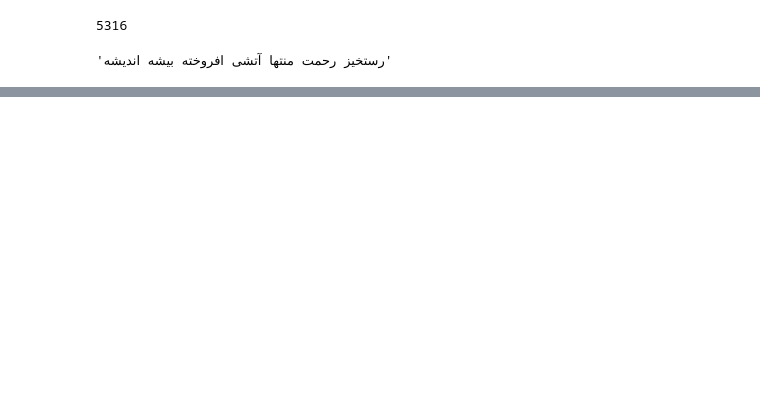
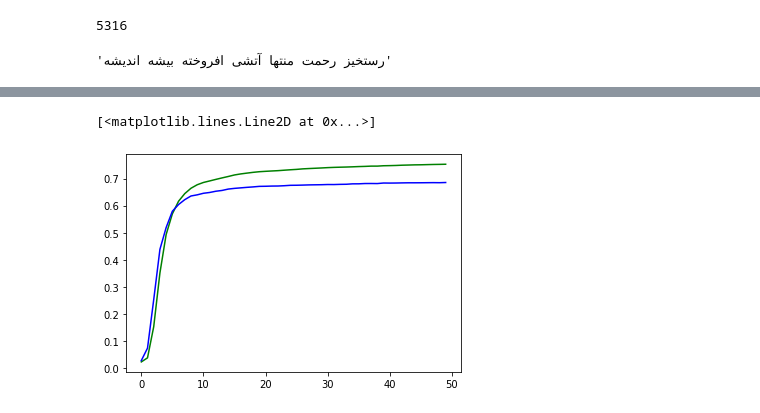
Before and after one commit to danfarh/word2vec, a Jupyter notebook: word2vec.ipynb, the cells around one changed output, grey strips where cells are left out. Drawn from its saved outputs; the diff is of its cells as text; code cells hidden in the pictures; blank space fills up the shorter version.

```diff
--- a/word2vec.ipynb
+++ b/word2vec.ipynb
@@ -223,0 +237,6 @@ ValueError: ignored
+# %%
+plt.plot(history.history['accuracy'], color='green', label='Train Data')
+plt.plot(history.history['val_accuracy'], color='blue', label='Validation Data')
+# %% [output]
+[<matplotlib.lines.Line2D at 0x...>]
+[figure, added]
```
Also changed, not shown: parts of 28 cells of this notebook.
